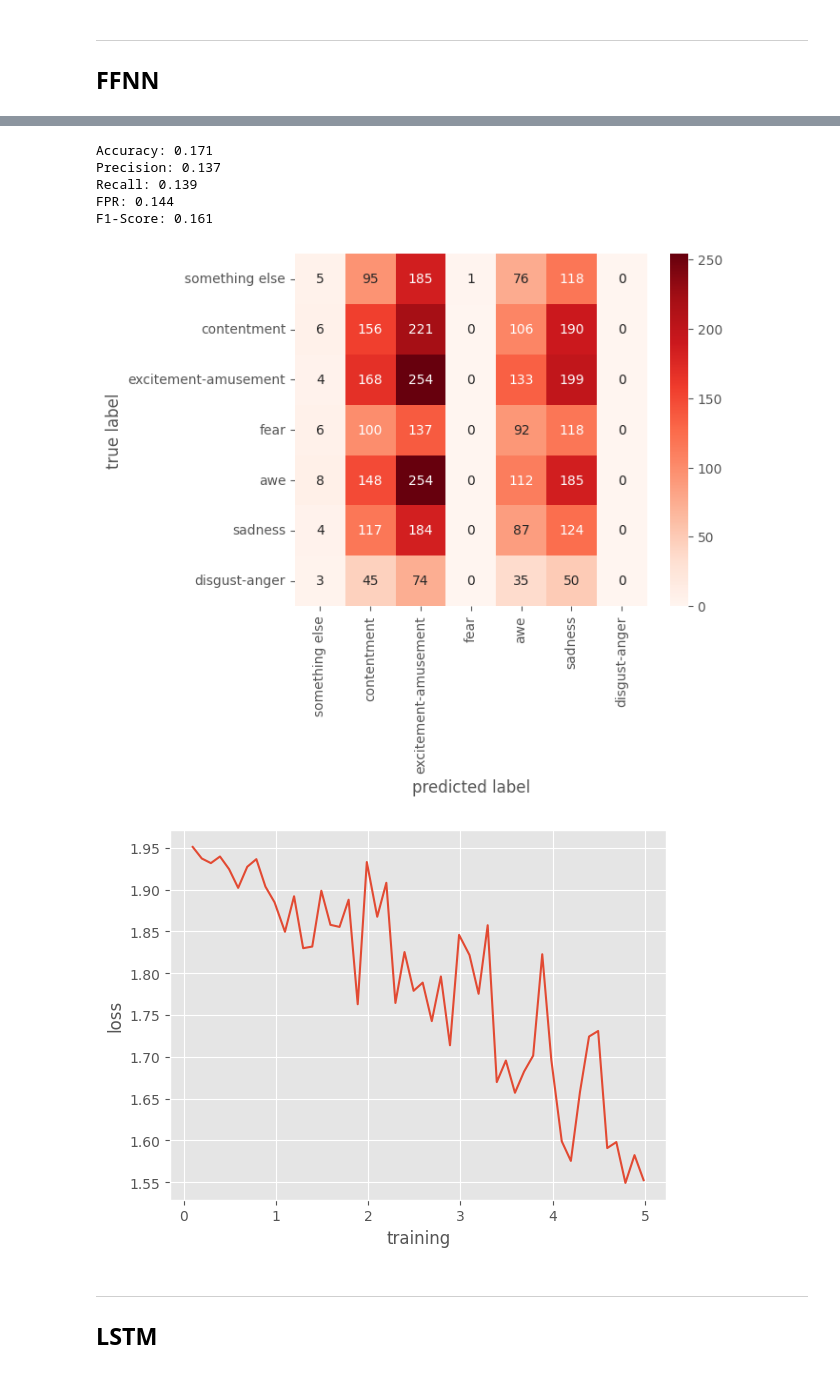
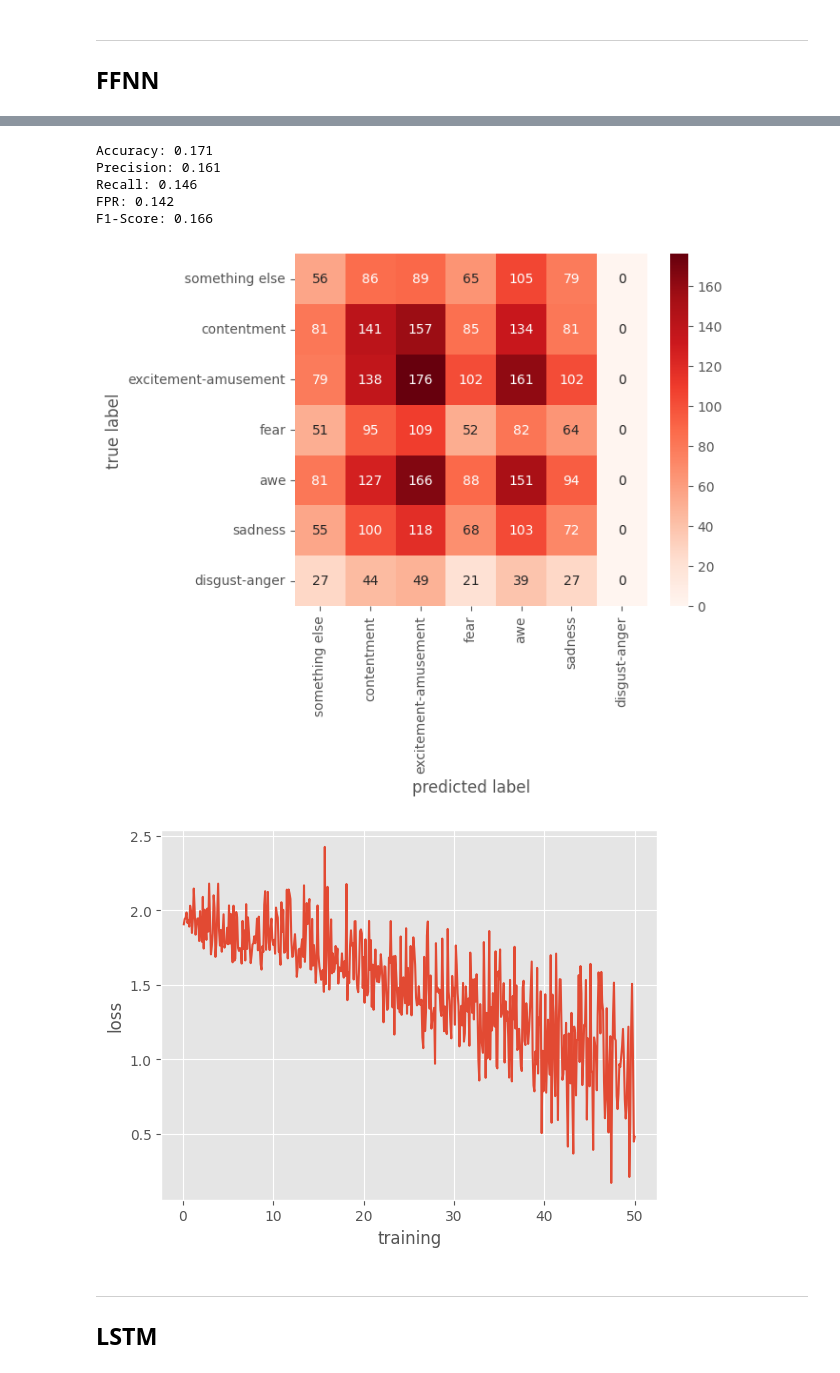
Before and after one commit to AlejandroCiuba/CS2756-Group-Project, a Jupyter notebook: Alejandro/text_experiments.ipynb, the cells around one changed output, grey strips where cells are left out. Cells and saved outputs as stored; diff of their text form; code cells hidden in the pictures.

Commit message:
Neural models just don't work

```diff
--- a/Alejandro/text_experiments.ipynb
+++ b/Alejandro/text_experiments.ipynb
@@ -352,25 +384,7 @@ EXP6B = "FFNN/D2VO"
 
 if selected(EXP6B):
 
-    def to_emotions(y_true, y_pred):
-        return [ID_TO_CAT[i] for i in y_true], [ID_TO_CAT[i] for i in y_pred]
-
-    numpy_transform = lambda X, y, subset: (np.array(X), y)
-
-    steps = OrderedDict([("l1", Linear(15, 10)),
-                         ("a1", Tanh()),
-                         ("l2", Linear(10, 7)), ])
-
-    sampler = WeightedRandomSampler(weights,
-                                    len(DATA[DATA['split'] == "TRAIN"]),
-                                    replacement=True)
-
-    config = {"steps": steps,
-              "lr": 1E-2,
-              "epochs": 100,
-              "batch_size": 16,
-              "binary": False,
-              "sampler": sampler, }
+    config['steps'] = steps_d2v
 
     exp = exp_run(EXP6B, model=FFNN(**config), transforms=[d2v_transform, cat_transform, numpy_transform], verbose=False, post=to_emotions)
     plot_loss(exp.model.loss_record)
@@ -377,39 +399,23 @@ if selected(EXP6B):
 # %%
 EXP6C = "FFNN/TFIDFO"
 
 if selected(EXP6C):
 
-    def to_emotions(y_true, y_pred):
-        return [ID_TO_CAT[i] for i in y_true], [ID_TO_CAT[i] for i in y_pred]
+    config['steps'] = steps_tfidf
 
-    numpy_transform = lambda X, y, subset: (X.toarray().astype(np.float32), y)
-
-    steps = OrderedDict([("l1", Linear(MAX_FEATS, 50)),
-                        #  ("a1", ReLU()),
-                        #  ("l2", Linear(500, 50)),
-                         ("a1", Softmax()),
-                         ("l2", Linear(50, 7)), ])
-
-    sampler = WeightedRandomSampler(weights,
-                                    len(DATA[DATA['split'] == "TRAIN"]),
-                                    replacement=True)
-
-    config = {"steps": steps,
-              "lr": 1E-3,
-              "epochs": 5,
-              "batch_size": 32,
-              "binary": False, }
-
-    exp = exp_run(EXP6C, model=FFNN(**config), transforms=[vectorizer, cat_transform, numpy_transform], list_kwargs=[{"vect": default_vector("tfidf")}, {}, {}], verbose=False, post=to_emotions)
+    exp = exp_run(EXP6C, model=FFNN(**config),
+                  transforms=[vectorizer, cat_transform, scipy_transform],
+                  list_kwargs=[{"vect": default_vector("tfidf")}, {}, {}],
+                  verbose=False, post=to_emotions)
     plot_loss(exp.model.loss_record)
 # %% [output]
 Accuracy: 0.171
-Precision: 0.137
-Recall: 0.139
-FPR: 0.144
-F1-Score: 0.161
+Precision: 0.161
+Recall: 0.146
+FPR: 0.142
+F1-Score: 0.166
-[figure, old version]
+[figure, new version]
-[figure, old version]
+[figure, new version]
 # %% [markdown]
 ---
 
```
Also changed, not shown: parts of 15 cells of this notebook.
